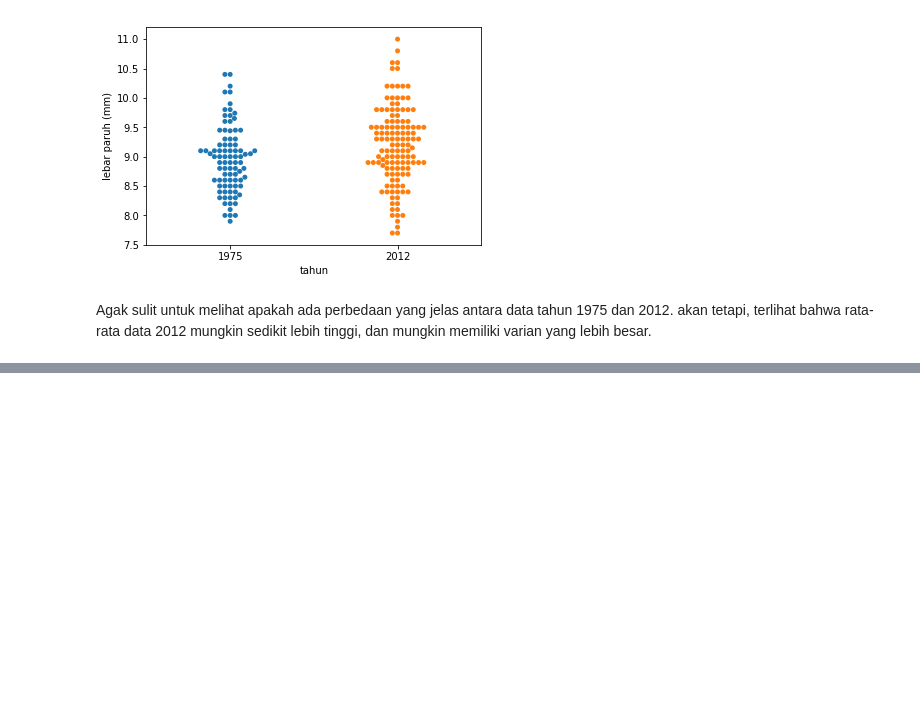
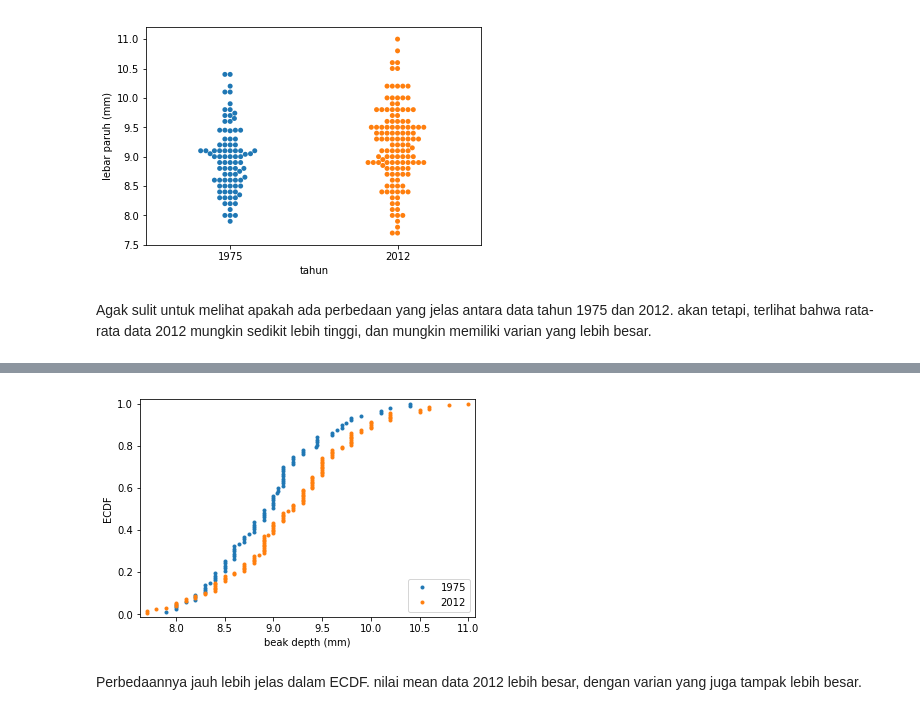
Before and after one commit to royhanmardista/Analisa-evolusi-darwin, a Jupyter notebook: Notebook.ipynb, the cells around one changed output, grey strips where cells are left out. Drawn from its saved outputs; the diff is of its cells as text; code cells hidden in the pictures; blank space fills up the shorter version.

Commit message:
-- penambahan analisa ecdf

```diff
--- a/Notebook.ipynb
+++ b/Notebook.ipynb
@@ -94,0 +75,4 @@ Agak sulit untuk melihat apakah ada perbedaan yang jelas antara data tahun 1975
+# %%
+# kita pisah data sebelum melakukan ecdf
+data1975 = df1[df1.species == 'scandens'][['bdepth']].sort_values('bdepth')
+data2012 = df2[df2.species == 'scandens'][['bdepth']].sort_values('bdepth')
@@ -94,0 +101,38 @@ Agak sulit untuk melihat apakah ada perbedaan yang jelas antara data tahun 1975
+# %%
+# kita akan biat fungsi ECDF
+
+def ecdf(data):
+    """melakukan perhitungan ecdf untuk 1-d array."""
+    # panjang data: n
+    n = len(data)
+
+    # data pada sumbu x
+    x= np.sort(data)
+
+    # data pada sumbu y
+    y= np.arange(1, n+1) / n
+
+    return x, y
+# %%
+# hitung ECDFs
+x_1975, y_1975 = ecdf(data1975)
+x_2012, y_2012 = ecdf(data2012)
+
+# Plot ECDFs
+_ = plt.plot(x_1975, y_1975, marker='.', linestyle='none')
+_ = plt.plot(x_2012, y_2012, marker='.', linestyle='none')
+
+# Set margins
+plt.margins(0.02)
+
+# label dan legend
+_ = plt.xlabel('beak depth (mm)')
+_ = plt.ylabel('ECDF')
+_ = plt.legend(('1975', '2012'), loc='lower right')
+
+# tampilkan plot
+plt.show()
+# %% [output]
+[figure, added]
+# %% [markdown]
+Perbedaannya jauh lebih jelas dalam ECDF. nilai mean data 2012 lebih besar, dengan varian yang juga tampak lebih besar.
```
Also changed, not shown: parts of 11 cells of this notebook.
